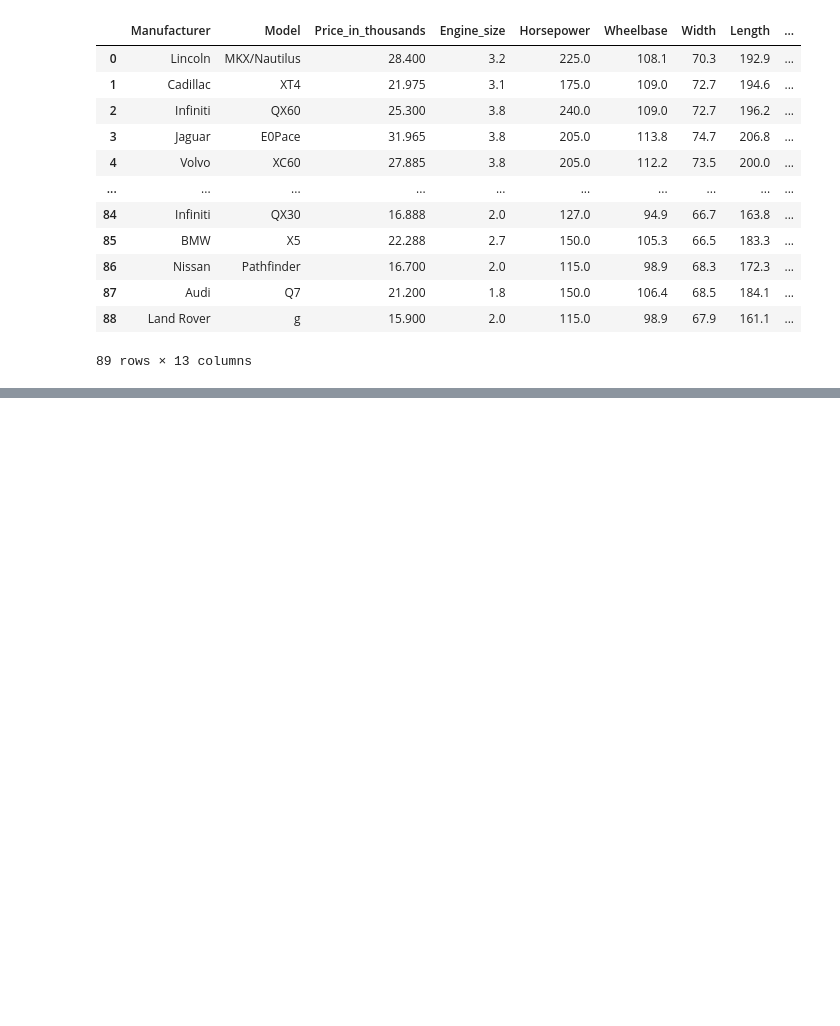
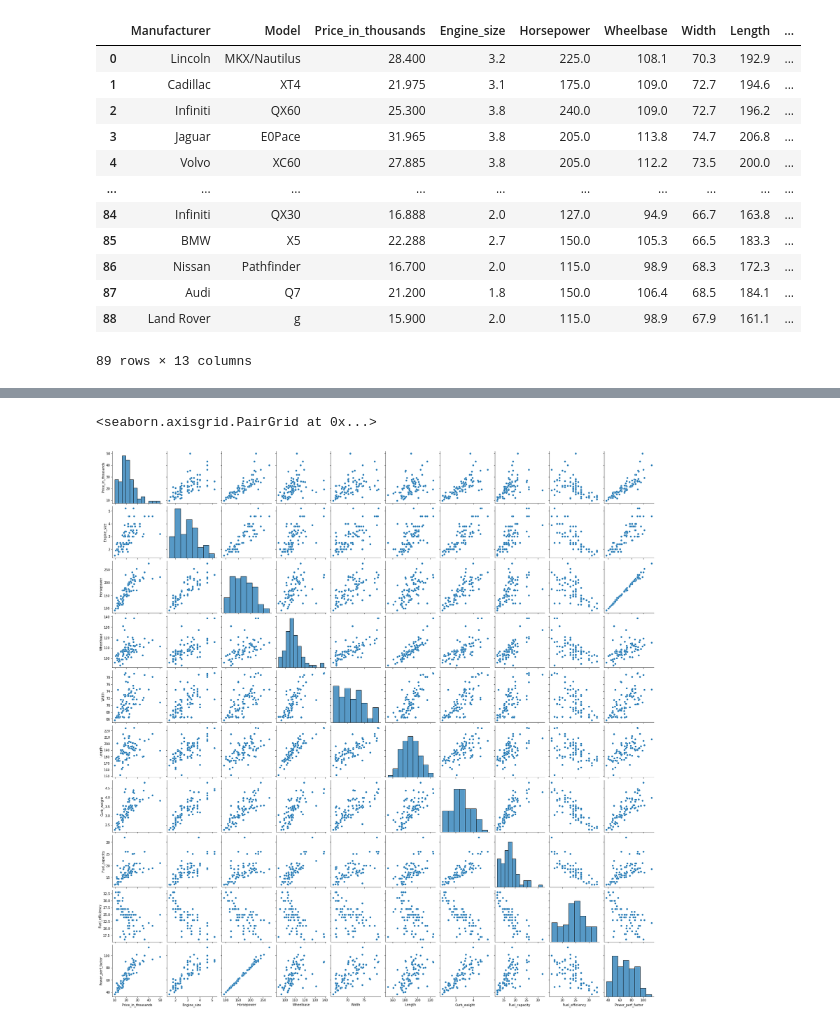
Before and after one commit to hunght92/Codegym, a Jupyter notebook: 2. Python for DA/Case study.ipynb, the cells around one changed output, grey strips where cells are left out. Drawn from its saved outputs; the diff is of its cells as text; code cells hidden in the pictures; blank space fills up the shorter version.

```diff
--- a/2. Python for DA/Case study.ipynb
+++ b/2. Python for DA/Case study.ipynb
@@ -29,6 +61,7 @@ Connected
 # %%
-cat = pd.read_sql_query("SELECT * FROM Catalogue", connection)
-cat
+# TRUY VẤN DANH MỤC, THÔNG SỐ CỦA CÁC DÒNG XE
+cata = pd.read_sql_query("SELECT * FROM Catalogue", connection)
+cata
 # %% [output]
 |  | Manufacturer | Model | Price_in_thousands | Engine_size | Horsepower | Wheelbase | Width | Length | ... |
 | 0 | Lincoln | MKX/Nautilus | 28.400 | 3.2 | 225.0 | 108.1 | 70.3 | 192.9 | ... |
@@ -45,0 +249,3 @@ cat
+# %%
+cata.loc[cata.Manufacturer == 'Mercedes0Benz', 'Manufacturer'] = 'Mercedes-Benz'
+cata.loc[:, 'Manufacturer'].unique()
@@ -45,0 +322,5 @@ cat
+# %%
+sns.pairplot(cata)
+# %% [output]
+<seaborn.axisgrid.PairGrid at 0x...>
+[figure, added]
```
Also changed, not shown: parts of 45 cells of this notebook, 1 other file.
